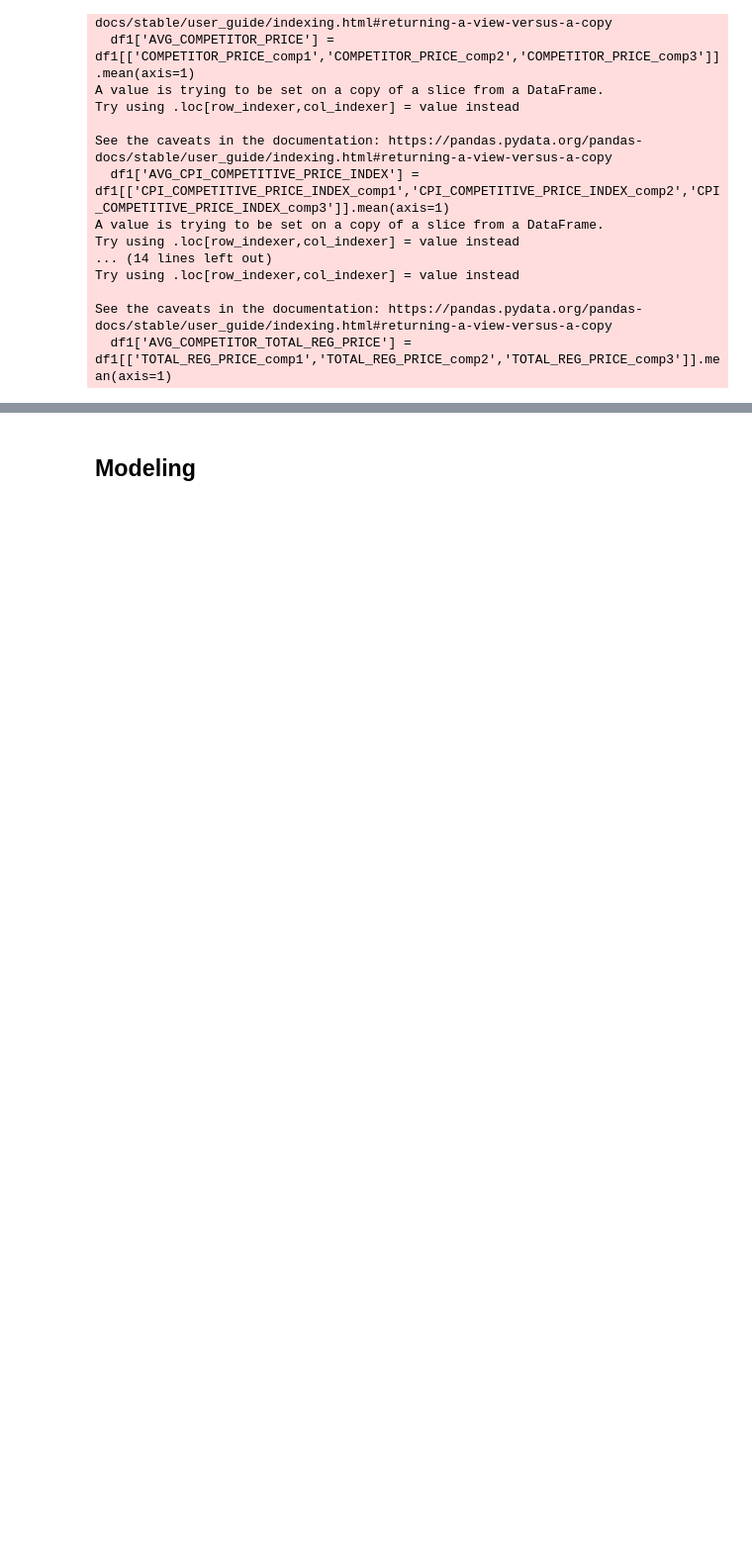
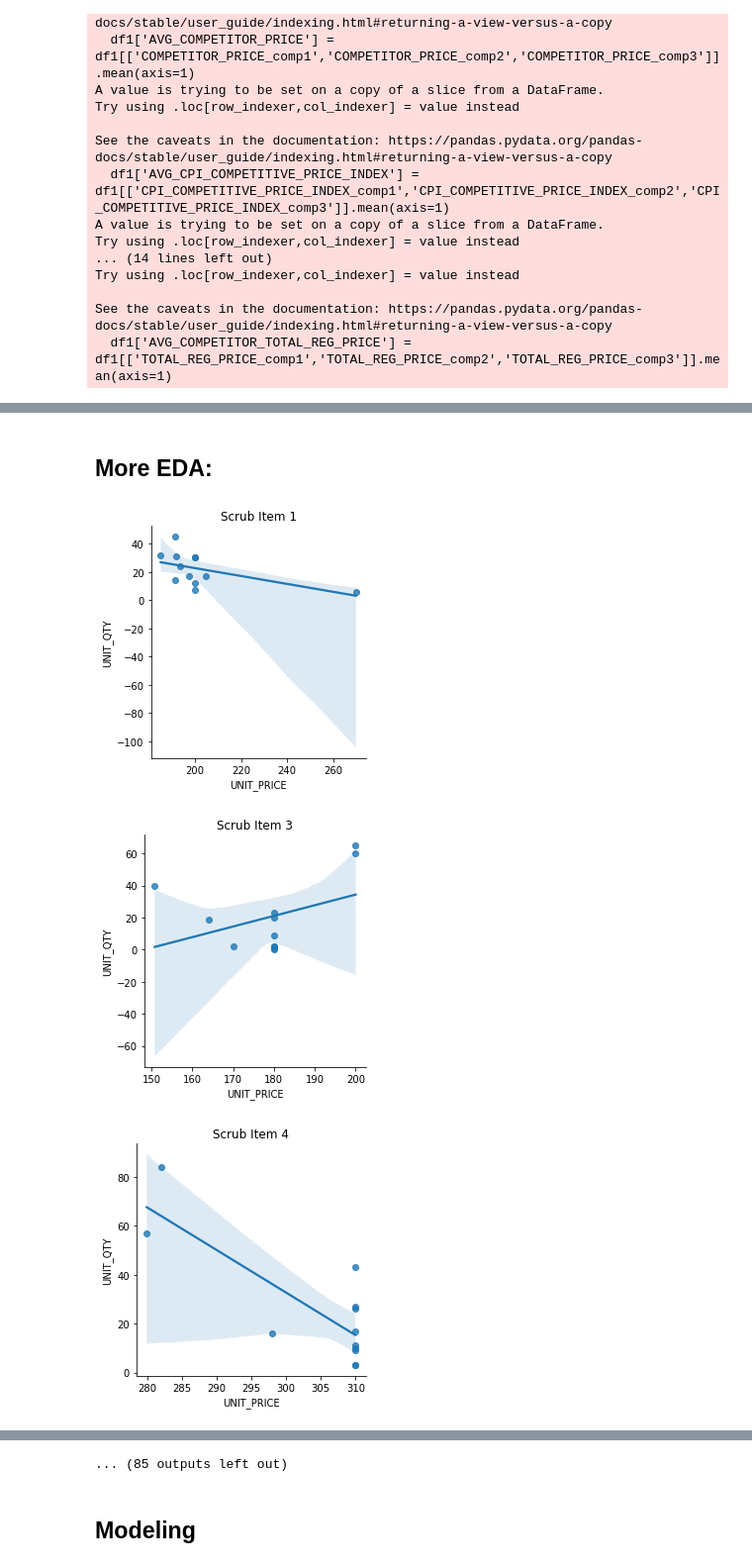
Before and after one commit to arthursjkim/tsc_pricing_optimization, a Jupyter notebook: arthur_notebook_v2.ipynb, the cells around one changed output, grey strips where cells are left out. Shown at 99% size. Drawn from its saved outputs; the diff is of its cells as text; code cells hidden in the pictures; blank space fills up the shorter version.

```diff
--- a/arthur_notebook_v2.ipynb
+++ b/arthur_notebook_v2.ipynb
@@ -734,0 +749,5 @@ df4.reset_index(inplace=True, drop=True)
+# %%
+df5.reset_index(inplace=True)
+# %%
+df5['MONTH'] = df5['DATE'].dt.month
+df5['YEAR'] = df5['DATE'].dt.year
@@ -734,0 +771,2 @@ df4.reset_index(inplace=True, drop=True)
+# %%
+df6 = df5.drop('DATE', axis=1)
@@ -734,0 +827,14 @@ df4.reset_index(inplace=True, drop=True)
+# %%
+df6 = df6[df6['UNIT_QTY']<500]
+# %% [markdown]
+## More EDA:
+# %%
+for i in items:
+    df_item = df6[df6['SCRUB_ITEM']==i]
+    sns.lmplot(x = "UNIT_PRICE", y = "UNIT_QTY", data =df_item , height = 4);
+    ax = plt.gca();
+    ax.set_title("Scrub Item {}".format(i));
+# %% [output]
+[figure, added]
+[figure, added]
+[figure, added]
@@ -735,2 +850,3 @@ df4.reset_index(inplace=True, drop=True)
+... (85 outputs left out)
 # %% [markdown]
 ## Modeling
```
Also changed, not shown: parts of 69 cells of this notebook, 1 other file.
